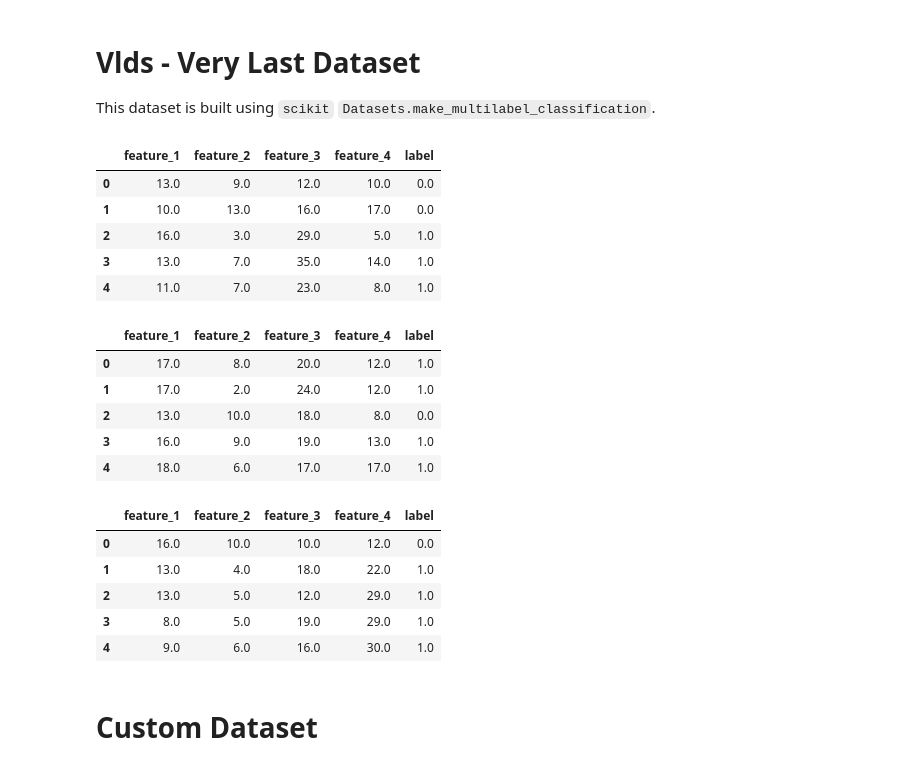
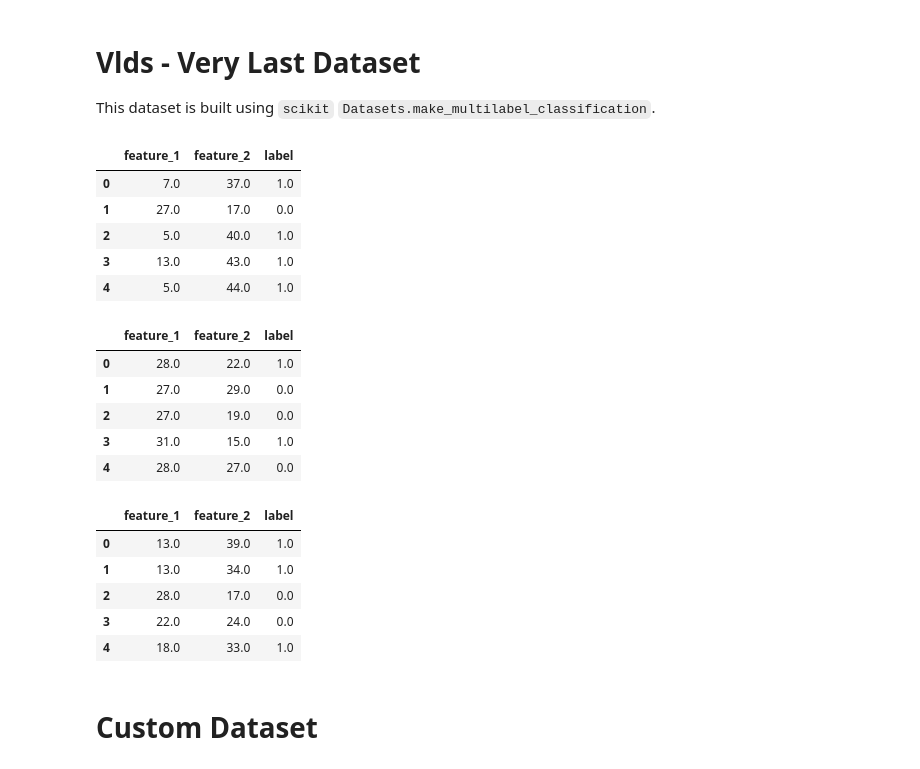
Before and after one commit to CoffeAddiict/QI_Project, a Jupyter notebook: datasets.ipynb, the cells around one changed output. Cells and saved outputs as stored; diff of their text form; code cells hidden in the pictures.

Commit message:
updated dataset
changed vlds data from 4 features to 2

```diff
--- a/datasets.ipynb
+++ b/datasets.ipynb
@@ -298,45 +298,45 @@ This dataset is built using `scikit` `Datasets.make_multilabel_classification`.
 # %%
 from sklearn import datasets
 
 # sample size 100
-X, Y =datasets.make_multilabel_classification(n_samples=100, n_features=4 ,n_classes=1)
+X, Y =datasets.make_multilabel_classification(n_samples=100, n_features=2 ,n_classes=1)
 df =  pd.DataFrame(data=np.concatenate((X, np.array([Y.flatten()]).T), axis=1),
-                     columns= ['feature_1', 'feature_2', 'feature_3', 'feature_4', 'label'])
+                     columns= ['feature_1', 'feature_2', 'label'])
 display(df.head())
 df.to_csv(datasets_path+'/vlds_100.csv')
 
 #sample size 1000
-X, Y =datasets.make_multilabel_classification(n_samples=1000, n_features=4 ,n_classes=1)
+X, Y =datasets.make_multilabel_classification(n_samples=1000, n_features=2 ,n_classes=1)
 df =  pd.DataFrame(data=np.concatenate((X, np.array([Y.flatten()]).T), axis=1),
-                     columns= ['feature_1', 'feature_2', 'feature_3', 'feature_4', 'label'])
+                     columns= ['feature_1', 'feature_2', 'label'])
 display(df.head())
 df.to_csv(datasets_path+'/vlds_1000.csv')
 
 #sample size 10000
-X, Y =datasets.make_multilabel_classification(n_samples=10000, n_features=4 ,n_classes=1)
+X, Y =datasets.make_multilabel_classification(n_samples=10000, n_features=2 ,n_classes=1)
 df =  pd.DataFrame(data=np.concatenate((X, np.array([Y.flatten()]).T), axis=1),
-                     columns= ['feature_1', 'feature_2', 'feature_3', 'feature_4', 'label'])
+                     columns= ['feature_1', 'feature_2', 'label'])
 display(df.head())
 df.to_csv(datasets_path+'/vlds_10000.csv')
 # %% [output]
-|  | feature_1 | feature_2 | feature_3 | feature_4 | label |
-| 0 | 13.0 | 9.0 | 12.0 | 10.0 | 0.0 |
-| 1 | 10.0 | 13.0 | 16.0 | 17.0 | 0.0 |
-| 2 | 16.0 | 3.0 | 29.0 | 5.0 | 1.0 |
-| 3 | 13.0 | 7.0 | 35.0 | 14.0 | 1.0 |
-| 4 | 11.0 | 7.0 | 23.0 | 8.0 | 1.0 |
+|  | feature_1 | feature_2 | label |
+| 0 | 7.0 | 37.0 | 1.0 |
+| 1 | 27.0 | 17.0 | 0.0 |
+| 2 | 5.0 | 40.0 | 1.0 |
+| 3 | 13.0 | 43.0 | 1.0 |
+| 4 | 5.0 | 44.0 | 1.0 |
-|  | feature_1 | feature_2 | feature_3 | feature_4 | label |
-| 0 | 17.0 | 8.0 | 20.0 | 12.0 | 1.0 |
-| 1 | 17.0 | 2.0 | 24.0 | 12.0 | 1.0 |
-| 2 | 13.0 | 10.0 | 18.0 | 8.0 | 0.0 |
-| 3 | 16.0 | 9.0 | 19.0 | 13.0 | 1.0 |
-| 4 | 18.0 | 6.0 | 17.0 | 17.0 | 1.0 |
+|  | feature_1 | feature_2 | label |
+| 0 | 28.0 | 22.0 | 1.0 |
+| 1 | 27.0 | 29.0 | 0.0 |
+| 2 | 27.0 | 19.0 | 0.0 |
+| 3 | 31.0 | 15.0 | 1.0 |
+| 4 | 28.0 | 27.0 | 0.0 |
-|  | feature_1 | feature_2 | feature_3 | feature_4 | label |
-| 0 | 16.0 | 10.0 | 10.0 | 12.0 | 0.0 |
-| 1 | 13.0 | 4.0 | 18.0 | 22.0 | 1.0 |
-| 2 | 13.0 | 5.0 | 12.0 | 29.0 | 1.0 |
-| 3 | 8.0 | 5.0 | 19.0 | 29.0 | 1.0 |
-| 4 | 9.0 | 6.0 | 16.0 | 30.0 | 1.0 |
+|  | feature_1 | feature_2 | label |
+| 0 | 13.0 | 39.0 | 1.0 |
+| 1 | 13.0 | 34.0 | 1.0 |
+| 2 | 28.0 | 17.0 | 0.0 |
+| 3 | 22.0 | 24.0 | 0.0 |
+| 4 | 18.0 | 33.0 | 1.0 |
 # %% [markdown]
 # Custom Dataset
 # %%
```
Also changed, not shown: parts of 4 cells of this notebook.
